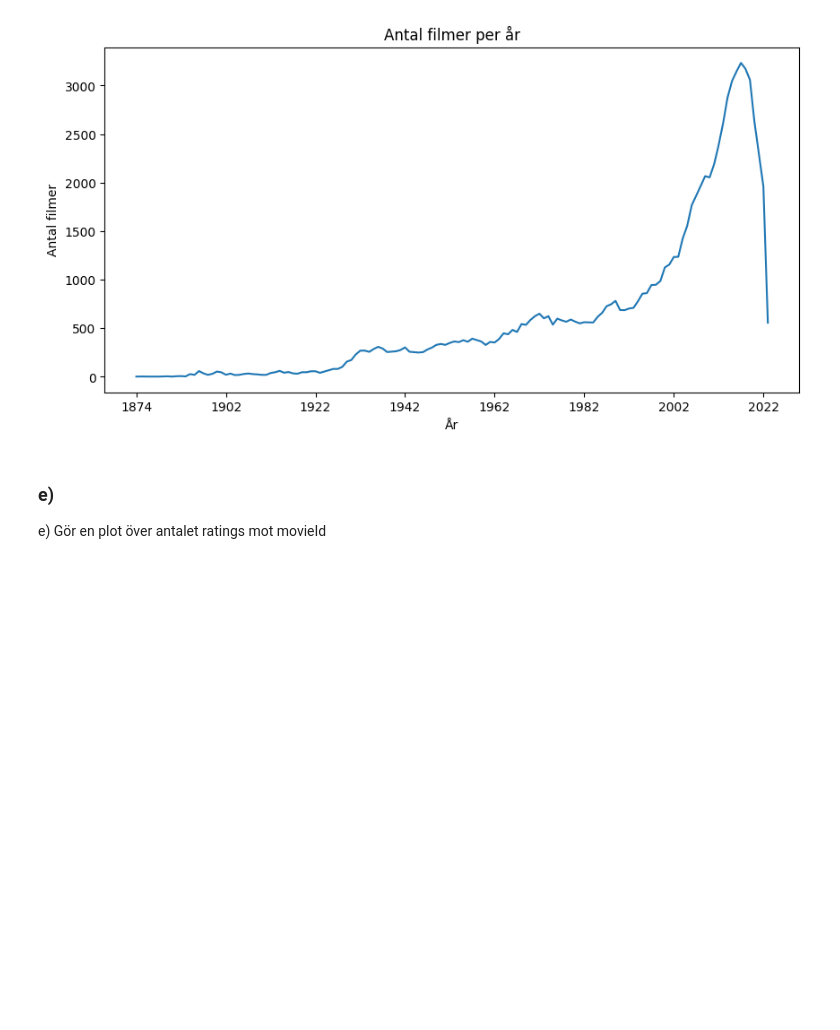
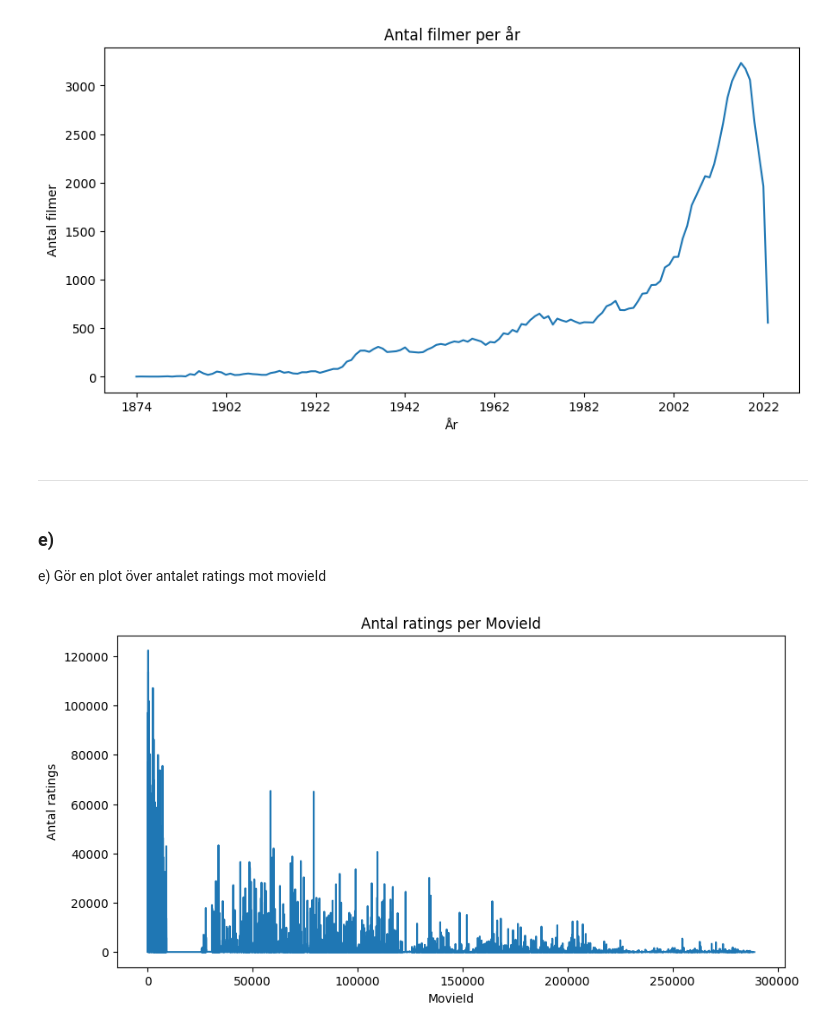
Before and after one commit to Utjiman/AI-Richard-Boden-OPA23, a Jupyter notebook: labs/Labb_1.ipynb, the cells around one changed output. Drawn from its saved outputs; the diff is of its cells as text; code cells hidden in the pictures; blank space fills up the shorter version.

```diff
--- a/labs/Labb_1.ipynb
+++ b/labs/Labb_1.ipynb
@@ -195,7 +210,18 @@ plt.ylabel('Antal filmer')
 plt.show()
 # %% [output]
 [figure]
+# %% [markdown]
+-----
 # %% [markdown]
 ### e)
 
 e) Gör en plot över antalet ratings mot movieId
+# %%
+plt.figure(figsize=(10, 5))
+df_rating['movieId'].value_counts().sort_index().plot()
+plt.title('Antal ratings per MovieId')
+plt.xlabel('MovieId')
+plt.ylabel('Antal ratings')
+plt.show()
+# %% [output]
+[figure, added]
```
Also changed, not shown: parts of 15 cells of this notebook.
